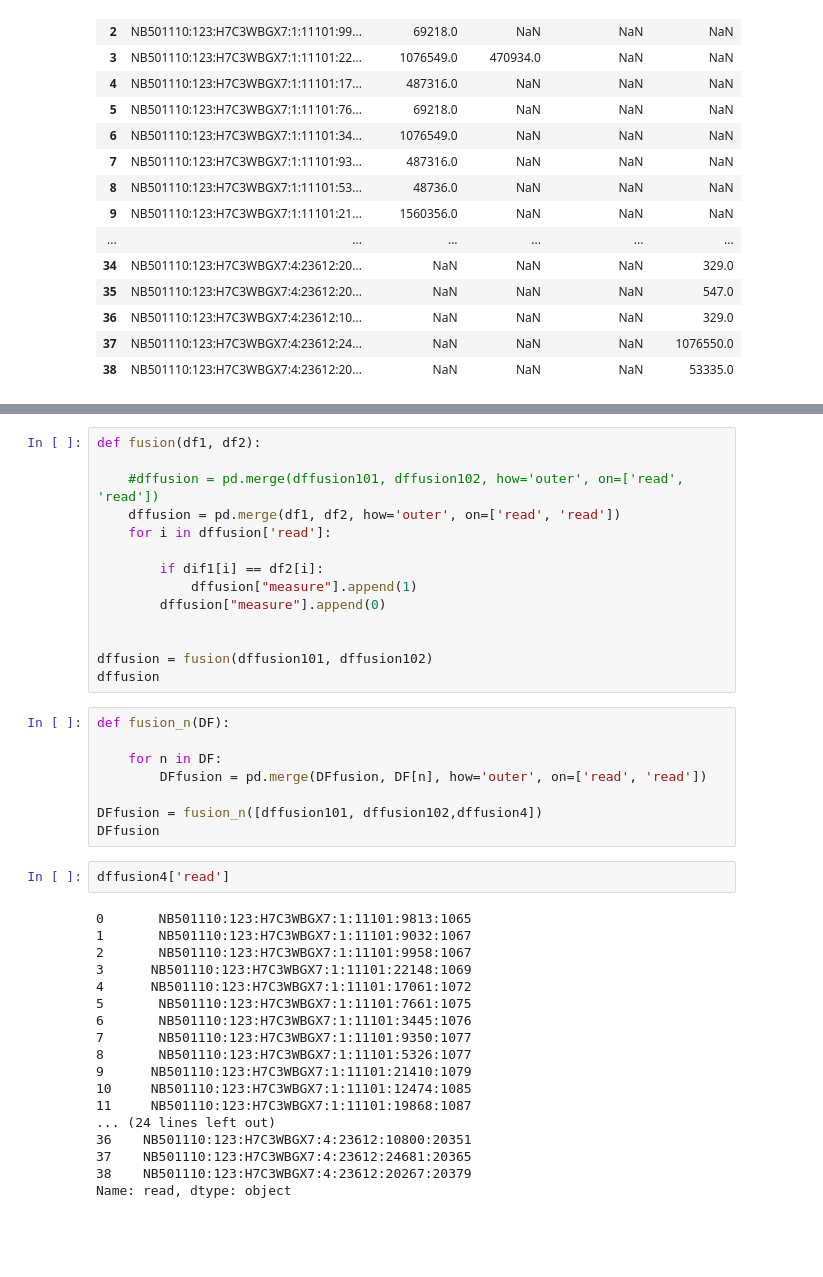
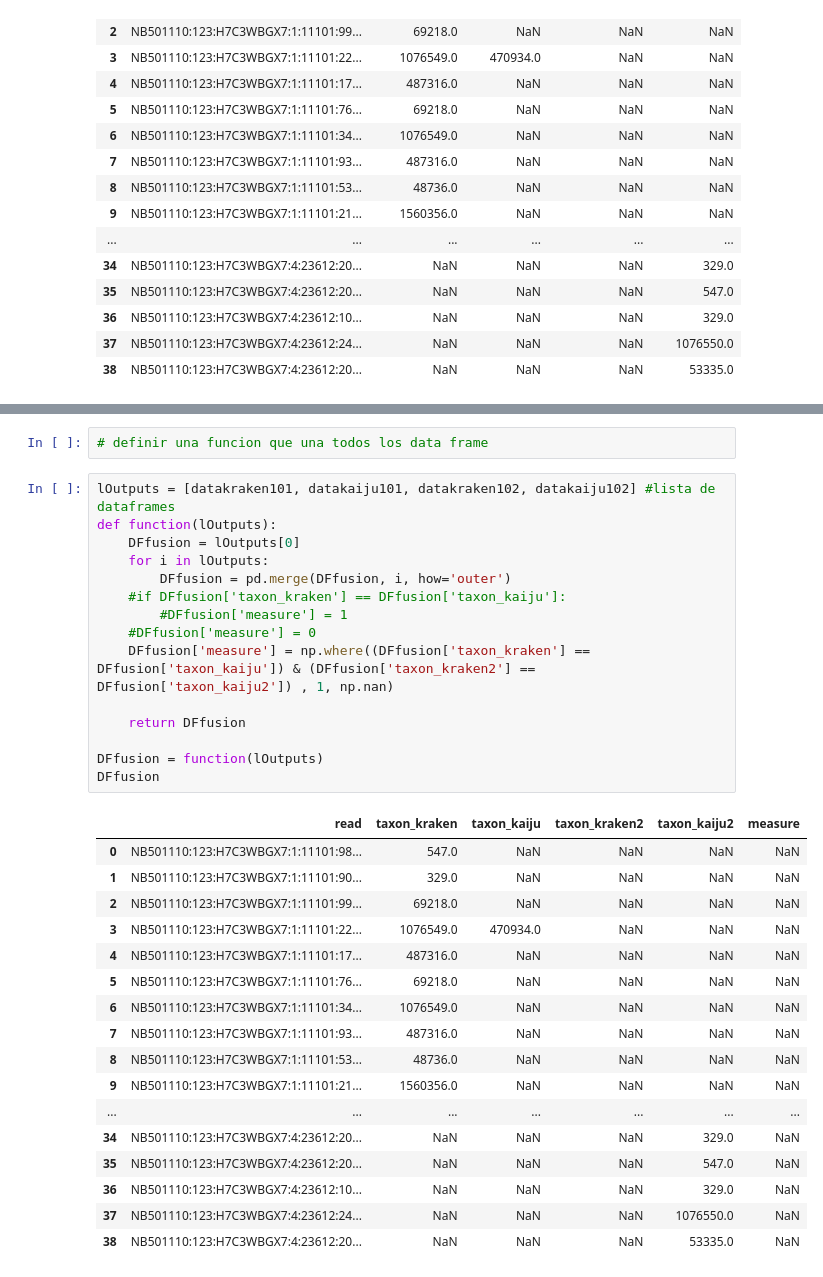
Before and after one commit to CamilaSilva1995/Proyecto_metagenomica, a Jupyter notebook: Proyecto1.ipynb, the cells around one changed output, grey strips where cells are left out. Saved outputs shown, nothing was run; the diff lists cells and outputs as text; blank space fills up the shorter version.

```diff
--- a/Proyecto1.ipynb
+++ b/Proyecto1.ipynb
@@ -589,42 +556,35 @@ dicc
-# %%
-def fusion(df1, df2):
-
-    #dffusion = pd.merge(dffusion101, dffusion102, how='outer', on=['read', 'read'])
-    dffusion = pd.merge(df1, df2, how='outer', on=['read', 'read'])
-    for i in dffusion['read']:
-
-        if dif1[i] == df2[i]:
-            dffusion["measure"].append(1)
-        dffusion["measure"].append(0)
-
-
-dffusion = fusion(dffusion101, dffusion102)
-dffusion
-# %%
-def fusion_n(DF):
-
-    for n in DF:
-        DFfusion = pd.merge(DFfusion, DF[n], how='outer', on=['read', 'read'])
-
-DFfusion = fusion_n([dffusion101, dffusion102,dffusion4])
-DFfusion
-# %%
-dffusion4['read']
-# %% [output]
-0       NB501110:123:H7C3WBGX7:1:11101:9813:1065
-1       NB501110:123:H7C3WBGX7:1:11101:9032:1067
-2       NB501110:123:H7C3WBGX7:1:11101:9958:1067
-3      NB501110:123:H7C3WBGX7:1:11101:22148:1069
-4      NB501110:123:H7C3WBGX7:1:11101:17061:1072
-5       NB501110:123:H7C3WBGX7:1:11101:7661:1075
-6       NB501110:123:H7C3WBGX7:1:11101:3445:1076
-7       NB501110:123:H7C3WBGX7:1:11101:9350:1077
-8       NB501110:123:H7C3WBGX7:1:11101:5326:1077
-9      NB501110:123:H7C3WBGX7:1:11101:21410:1079
-10     NB501110:123:H7C3WBGX7:1:11101:12474:1085
-11     NB501110:123:H7C3WBGX7:1:11101:19868:1087
-... (24 lines left out)
-36    NB501110:123:H7C3WBGX7:4:23612:10800:20351
-37    NB501110:123:H7C3WBGX7:4:23612:24681:20365
-38    NB501110:123:H7C3WBGX7:4:23612:20267:20379
-Name: read, dtype: object
+# %%
+# definir una funcion que una todos los data frame
+# %%
+lOutputs = [datakraken101, datakaiju101, datakraken102, datakaiju102] #lista de dataframes
+def function(lOutputs):
+    DFfusion = lOutputs[0]
+    for i in lOutputs:
+        DFfusion = pd.merge(DFfusion, i, how='outer')
+    #if DFfusion['taxon_kraken'] == DFfusion['taxon_kaiju']:
+        #DFfusion['measure'] = 1
+    #DFfusion['measure'] = 0
+    DFfusion['measure'] = np.where((DFfusion['taxon_kraken'] == DFfusion['taxon_kaiju']) & (DFfusion['taxon_kraken2'] == DFfusion['taxon_kaiju2']) , 1, np.nan)
+
+    return DFfusion
+
+DFfusion = function(lOutputs)
+DFfusion
+# %% [output]
+|  | read | taxon_kraken | taxon_kaiju | taxon_kraken2 | taxon_kaiju2 | measure |
+| 0 | NB501110:123:H7C3WBGX7:1:11101:98... | 547.0 | NaN | NaN | NaN | NaN |
+| 1 | NB501110:123:H7C3WBGX7:1:11101:90... | 329.0 | NaN | NaN | NaN | NaN |
+| 2 | NB501110:123:H7C3WBGX7:1:11101:99... | 69218.0 | NaN | NaN | NaN | NaN |
+| 3 | NB501110:123:H7C3WBGX7:1:11101:22... | 1076549.0 | 470934.0 | NaN | NaN | NaN |
+| 4 | NB501110:123:H7C3WBGX7:1:11101:17... | 487316.0 | NaN | NaN | NaN | NaN |
+| 5 | NB501110:123:H7C3WBGX7:1:11101:76... | 69218.0 | NaN | NaN | NaN | NaN |
+| 6 | NB501110:123:H7C3WBGX7:1:11101:34... | 1076549.0 | NaN | NaN | NaN | NaN |
+| 7 | NB501110:123:H7C3WBGX7:1:11101:93... | 487316.0 | NaN | NaN | NaN | NaN |
+| 8 | NB501110:123:H7C3WBGX7:1:11101:53... | 48736.0 | NaN | NaN | NaN | NaN |
+| 9 | NB501110:123:H7C3WBGX7:1:11101:21... | 1560356.0 | NaN | NaN | NaN | NaN |
+| ... | ... | ... | ... | ... | ... | ... |
+| 34 | NB501110:123:H7C3WBGX7:4:23612:20... | NaN | NaN | NaN | 329.0 | NaN |
+| 35 | NB501110:123:H7C3WBGX7:4:23612:20... | NaN | NaN | NaN | 547.0 | NaN |
+| 36 | NB501110:123:H7C3WBGX7:4:23612:10... | NaN | NaN | NaN | 329.0 | NaN |
+| 37 | NB501110:123:H7C3WBGX7:4:23612:24... | NaN | NaN | NaN | 1076550.0 | NaN |
+| 38 | NB501110:123:H7C3WBGX7:4:23612:20... | NaN | NaN | NaN | 53335.0 | NaN |
```
Also changed, not shown: parts of 2 cells of this notebook, 2 other files.
